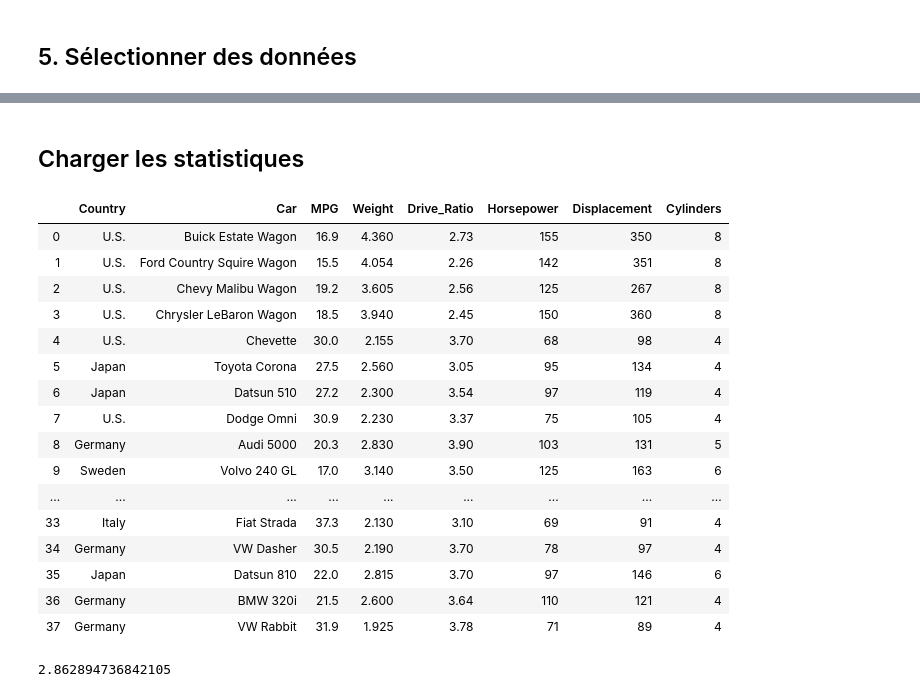
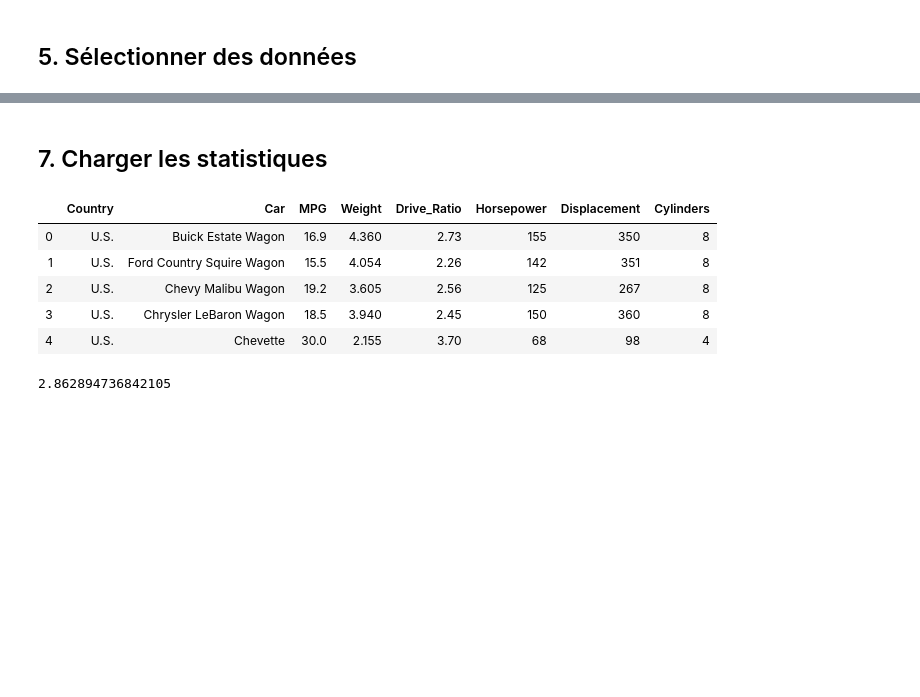
Before and after one commit to christinevaluc/faps, a Jupyter notebook: pandas-tutoriel.ipynb, the cells around one changed output, grey strips where cells are left out. Drawn from its saved outputs; the diff is of its cells as text; code cells hidden in the pictures; blank space fills up the shorter version.

```diff
--- a/pandas-tutoriel.ipynb
+++ b/pandas-tutoriel.ipynb
@@ -312,25 +380,14 @@ compteur[5::-1]
 # %% [markdown]
-## Charger les statistiques
+## 7. Charger les statistiques
 # %%
-cars
+cars.head()
 # %% [output]
 |  | Country | Car | MPG | Weight | Drive_Ratio | Horsepower | Displacement | Cylinders |
 | 0 | U.S. | Buick Estate Wagon | 16.9 | 4.360 | 2.73 | 155 | 350 | 8 |
 | 1 | U.S. | Ford Country Squire Wagon | 15.5 | 4.054 | 2.26 | 142 | 351 | 8 |
 | 2 | U.S. | Chevy Malibu Wagon | 19.2 | 3.605 | 2.56 | 125 | 267 | 8 |
 | 3 | U.S. | Chrysler LeBaron Wagon | 18.5 | 3.940 | 2.45 | 150 | 360 | 8 |
 | 4 | U.S. | Chevette | 30.0 | 2.155 | 3.70 | 68 | 98 | 4 |
-| 5 | Japan | Toyota Corona | 27.5 | 2.560 | 3.05 | 95 | 134 | 4 |
-| 6 | Japan | Datsun 510 | 27.2 | 2.300 | 3.54 | 97 | 119 | 4 |
-| 7 | U.S. | Dodge Omni | 30.9 | 2.230 | 3.37 | 75 | 105 | 4 |
-| 8 | Germany | Audi 5000 | 20.3 | 2.830 | 3.90 | 103 | 131 | 5 |
-| 9 | Sweden | Volvo 240 GL | 17.0 | 3.140 | 3.50 | 125 | 163 | 6 |
-| ... | ... | ... | ... | ... | ... | ... | ... | ... |
-| 33 | Italy | Fiat Strada | 37.3 | 2.130 | 3.10 | 69 | 91 | 4 |
-| 34 | Germany | VW Dasher | 30.5 | 2.190 | 3.70 | 78 | 97 | 4 |
-| 35 | Japan | Datsun 810 | 22.0 | 2.815 | 3.70 | 97 | 146 | 6 |
-| 36 | Germany | BMW 320i | 21.5 | 2.600 | 3.64 | 110 | 121 | 4 |
-| 37 | Germany | VW Rabbit | 31.9 | 1.925 | 3.78 | 71 | 89 | 4 |
 # %%
 # moyenne
 cars['Weight'].mean()
```
Also changed, not shown: parts of 31 cells of this notebook.
